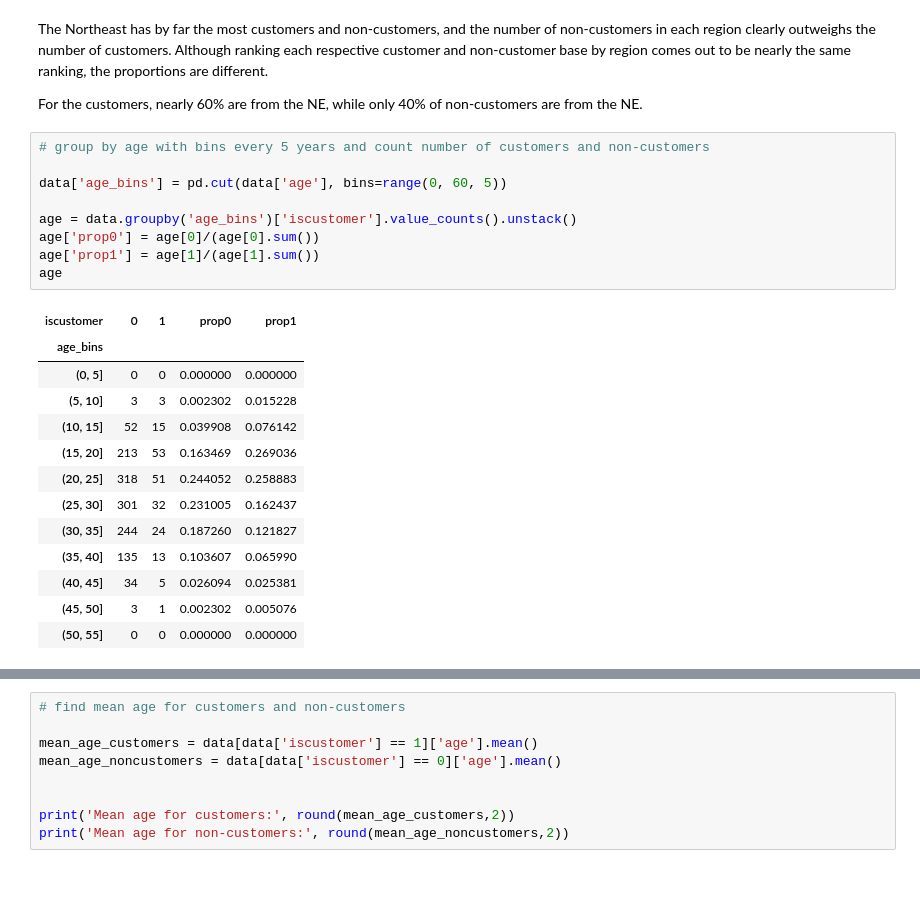
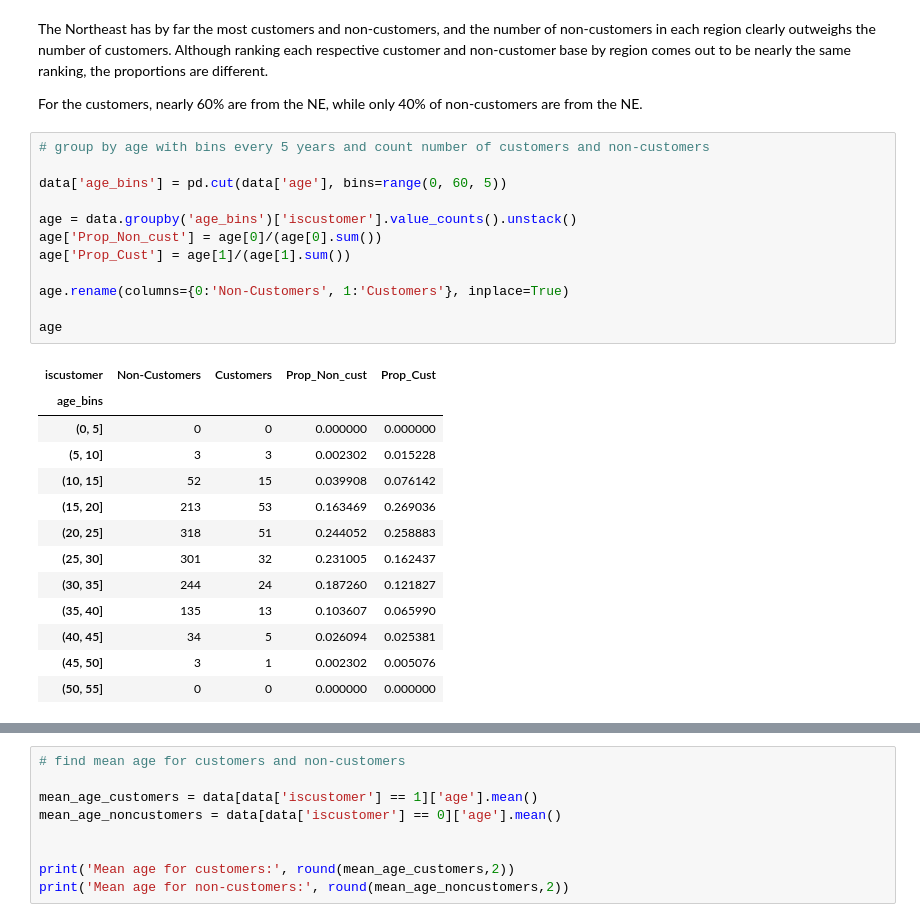
Before and after one commit to rsm-nshuckerow/Nick_Shuckerow, a Jupyter notebook: projects/HW2/HW2.ipynb, the cells around one changed output, grey strips where cells are left out. Cells and saved outputs as stored; diff of their text form; blank space fills up the shorter version.

```diff
--- a/projects/HW2/HW2.ipynb
+++ b/projects/HW2/HW2.ipynb
@@ -105,14 +121,17 @@ For the customers, nearly 60% are from the NE, while only 40% of non-customers a
 # %%
 # group by age with bins every 5 years and count number of customers and non-customers
 
 data['age_bins'] = pd.cut(data['age'], bins=range(0, 60, 5))
 
 age = data.groupby('age_bins')['iscustomer'].value_counts().unstack()
-age['prop0'] = age[0]/(age[0].sum())
-age['prop1'] = age[1]/(age[1].sum())
+age['Prop_Non_cust'] = age[0]/(age[0].sum())
+age['Prop_Cust'] = age[1]/(age[1].sum())
+
+age.rename(columns={0:'Non-Customers', 1:'Customers'}, inplace=True)
+
 age
 # %% [output]
-| iscustomer | 0 | 1 | prop0 | prop1 |
+| iscustomer | Non-Customers | Customers | Prop_Non_cust | Prop_Cust |
 | age_bins |  |  |  |  |
 | (0, 5] | 0 | 0 | 0.000000 | 0.000000 |
 | (5, 10] | 3 | 3 | 0.002302 | 0.015228 |
```
Also changed, not shown: parts of 35 cells of this notebook, 2 other files.
